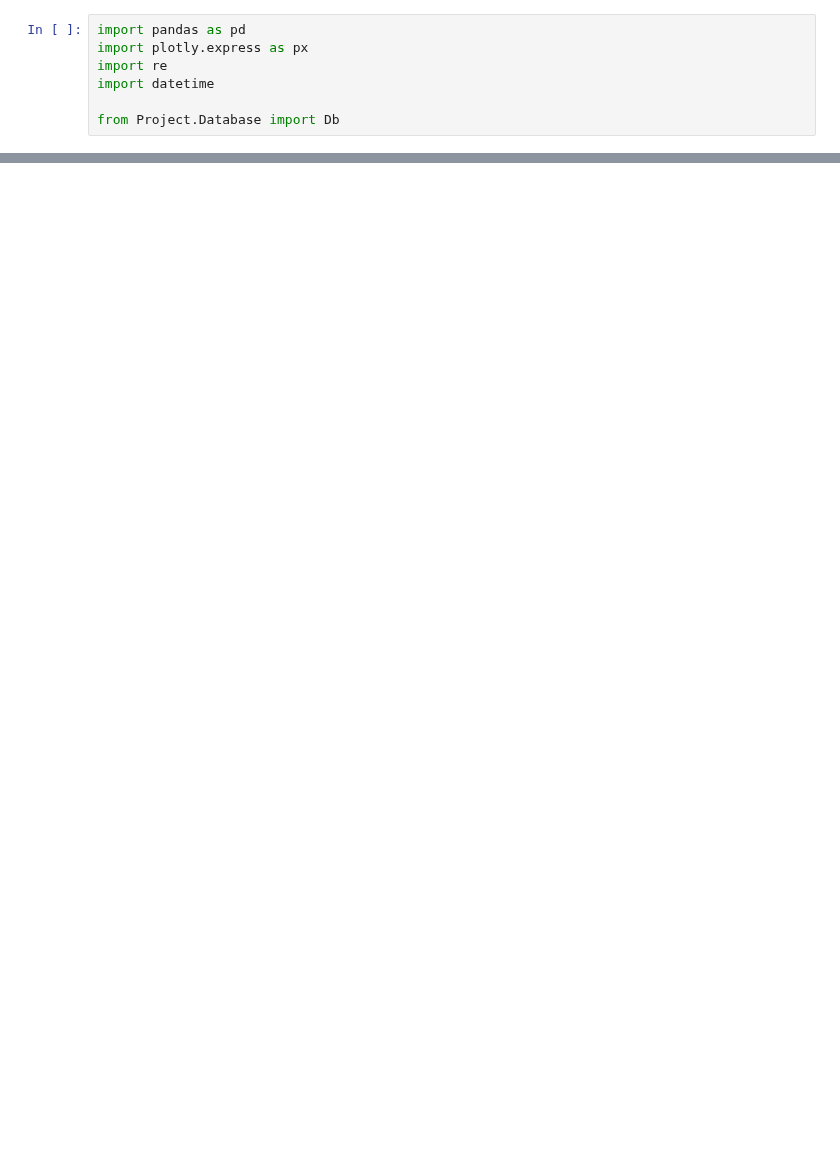
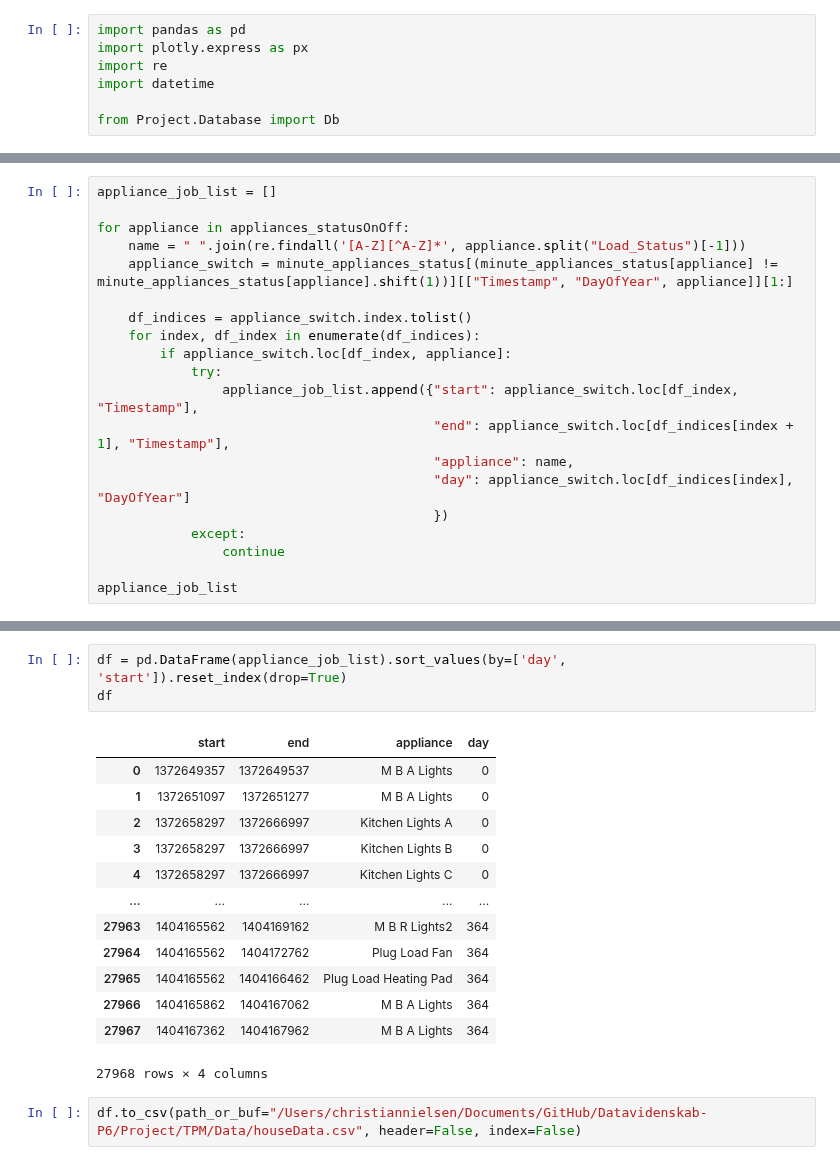
Before and after one commit to christiannielsen98/Datavidenskab-P6, a Jupyter notebook: WIP/Christian/transform_for_TPM_algorithm.ipynb, the cells around one changed output, grey strips where cells are left out. Cells and saved outputs as stored; diff of their text form; blank space fills up the shorter version.

```diff
--- a/WIP/Christian/transform_for_TPM_algorithm.ipynb
+++ b/WIP/Christian/transform_for_TPM_algorithm.ipynb
@@ -24,0 +67,20 @@ consumption = meta.loc[consumption_condition]["Unnamed: 0"].tolist()
+# %%
+appliance_job_list = []
+
+for appliance in appliances_statusOnOff:
+    name = " ".join(re.findall('[A-Z][^A-Z]*', appliance.split("Load_Status")[-1]))
+    appliance_switch = minute_appliances_status[(minute_appliances_status[appliance] != minute_appliances_status[appliance].shift(1))][["Timestamp", "DayOfYear", appliance]][1:]
+
+    df_indices = appliance_switch.index.tolist()
+    for index, df_index in enumerate(df_indices):
+        if appliance_switch.loc[df_index, appliance]:
+            try:
+                appliance_job_list.append({"start": appliance_switch.loc[df_index, "Timestamp"],
+                                           "end": appliance_switch.loc[df_indices[index + 1], "Timestamp"],
+                                           "appliance": name,
+                                           "day": appliance_switch.loc[df_indices[index], "DayOfYear"]
+                                           })
+            except:
+                continue
+
+appliance_job_list
@@ -24,0 +105,19 @@ consumption = meta.loc[consumption_condition]["Unnamed: 0"].tolist()
+# %%
+df = pd.DataFrame(appliance_job_list).sort_values(by=['day', 'start']).reset_index(drop=True)
+df
+# %% [output]
+|  | start | end | appliance | day |
+| 0 | 1372649357 | 1372649537 | M B A Lights | 0 |
+| 1 | 1372651097 | 1372651277 | M B A Lights | 0 |
+| 2 | 1372658297 | 1372666997 | Kitchen Lights A | 0 |
+| 3 | 1372658297 | 1372666997 | Kitchen Lights B | 0 |
+| 4 | 1372658297 | 1372666997 | Kitchen Lights C | 0 |
+| ... | ... | ... | ... | ... |
+| 27963 | 1404165562 | 1404169162 | M B R Lights2 | 364 |
+| 27964 | 1404165562 | 1404172762 | Plug Load Fan | 364 |
+| 27965 | 1404165562 | 1404166462 | Plug Load Heating Pad | 364 |
+| 27966 | 1404165862 | 1404167062 | M B A Lights | 364 |
+| 27967 | 1404167362 | 1404167962 | M B A Lights | 364 |
+27968 rows × 4 columns
+# %%
+df.to_csv(path_or_buf="/Users/christiannielsen/Documents/GitHub/Datavidenskab-P6/Project/TPM/Data/houseData.csv", header=False, index=False)
```
Also changed, not shown: parts of 13 cells of this notebook, 5 other files.
